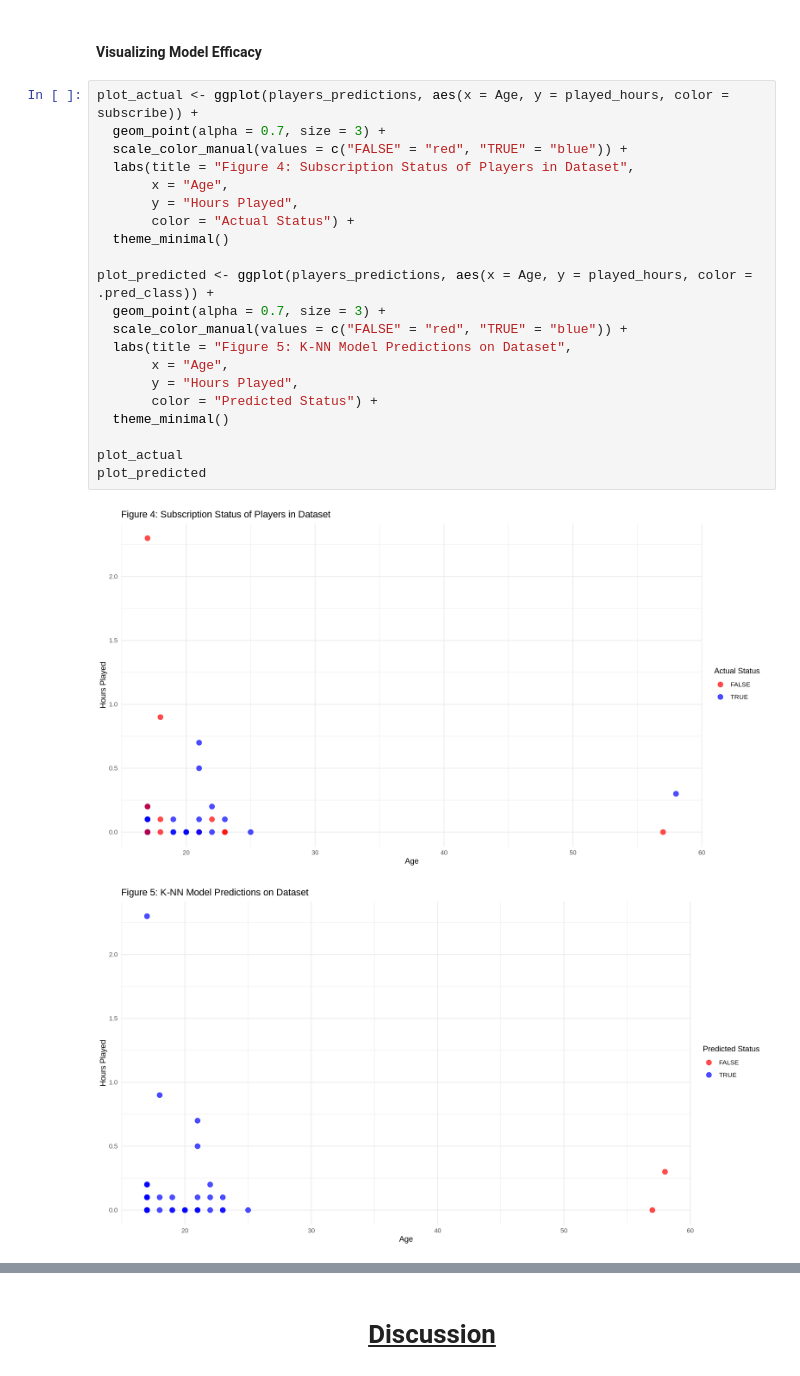
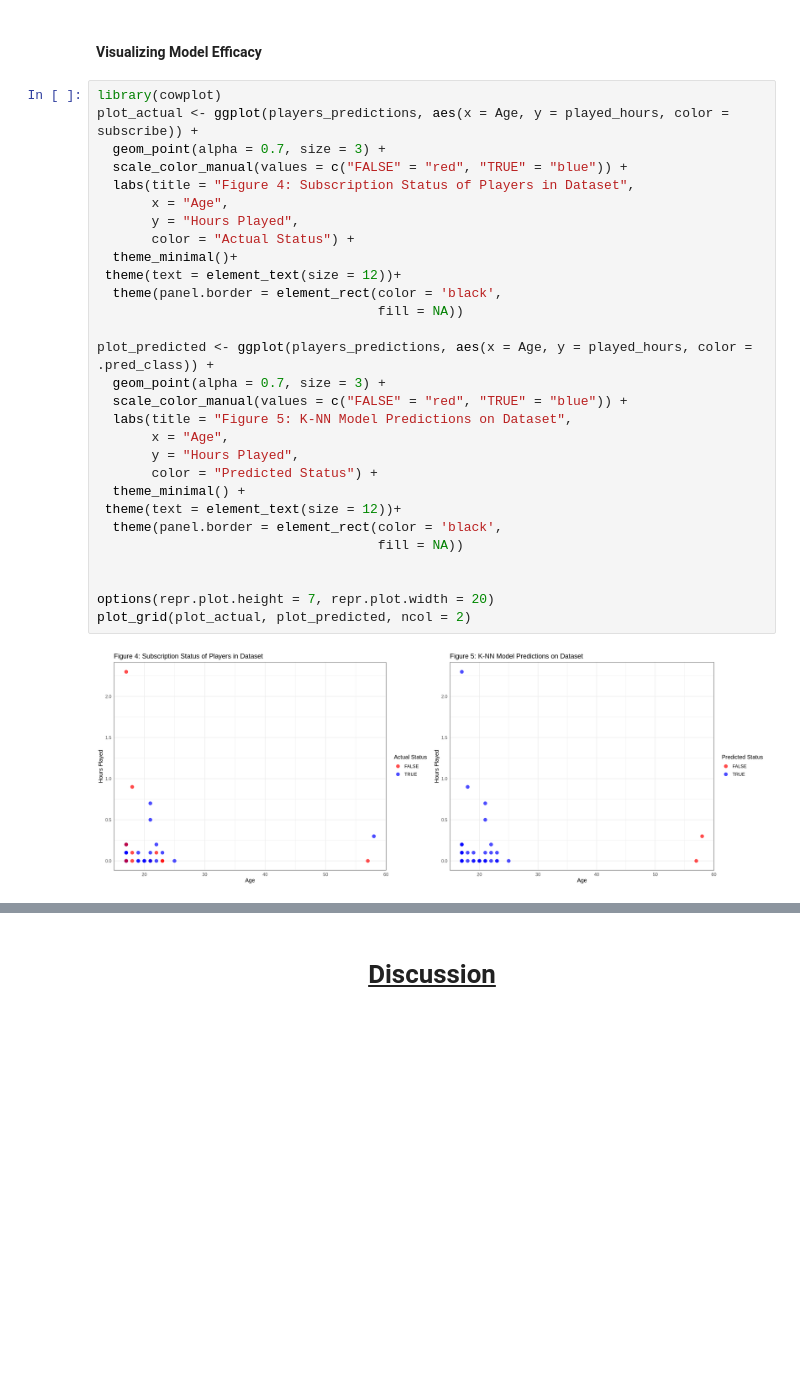
Before and after one commit to RealBabyPotato/DSCI-100-Final-Project, a Jupyter notebook: FinalProject.ipynb, the cells around one changed output, grey strips where cells are left out. Saved outputs shown, nothing was run; the diff lists cells and outputs as text; blank space fills up the shorter version.

```diff
--- a/FinalProject.ipynb
+++ b/FinalProject.ipynb
@@ -375,26 +383,33 @@ A tibble: 2 × 3
 # %% [markdown]
 <h4>Visualizing Model Efficacy</h4>
 # %%
+library(cowplot)
 plot_actual <- ggplot(players_predictions, aes(x = Age, y = played_hours, color = subscribe)) +
   geom_point(alpha = 0.7, size = 3) +
   scale_color_manual(values = c("FALSE" = "red", "TRUE" = "blue")) +
   labs(title = "Figure 4: Subscription Status of Players in Dataset",
        x = "Age",
        y = "Hours Played",
        color = "Actual Status") +
-  theme_minimal()
+  theme_minimal()+
+ theme(text = element_text(size = 12))+
+  theme(panel.border = element_rect(color = 'black',
+                                    fill = NA))
 
 plot_predicted <- ggplot(players_predictions, aes(x = Age, y = played_hours, color = .pred_class)) +
   geom_point(alpha = 0.7, size = 3) +
   scale_color_manual(values = c("FALSE" = "red", "TRUE" = "blue")) +
   labs(title = "Figure 5: K-NN Model Predictions on Dataset",
        x = "Age",
        y = "Hours Played",
        color = "Predicted Status") +
-  theme_minimal()
+  theme_minimal() +
+ theme(text = element_text(size = 12))+
+  theme(panel.border = element_rect(color = 'black',
+                                    fill = NA))
 
-plot_actual
-plot_predicted
+
+options(repr.plot.height = 7, repr.plot.width = 20)
+plot_grid(plot_actual, plot_predicted, ncol = 2)
 # %% [output]
-[figure, old version]
+[figure, new version]
-[figure, removed]
```
Also changed, not shown: parts of 11 cells of this notebook.
